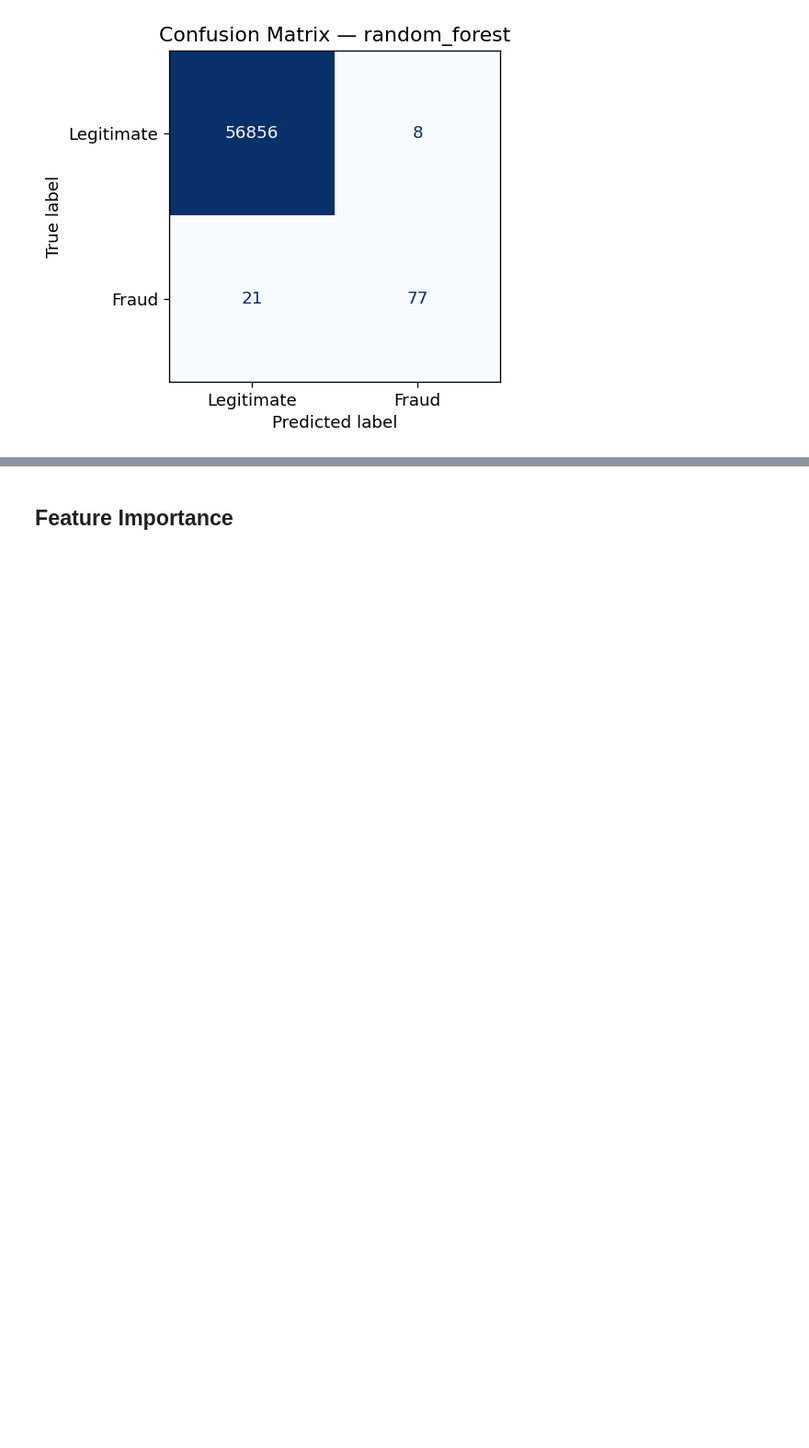
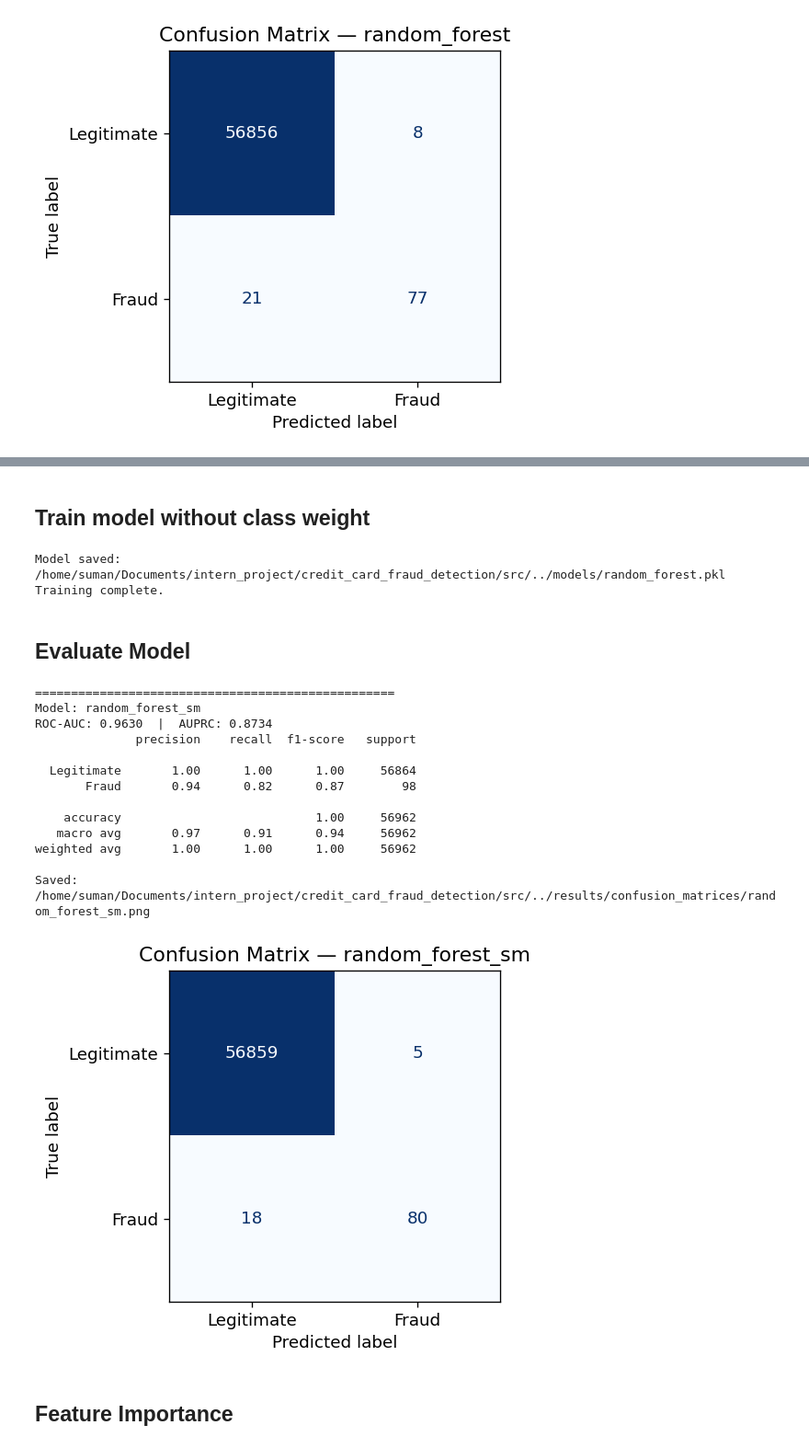
Before and after one commit to SumanAch10/credit_card_fraud_detection, a Jupyter notebook: notebooks/06_random_forest.ipynb, the cells around one changed output, grey strips where cells are left out. Shown at 92% size. Saved outputs shown, nothing was run; the diff lists cells and outputs as text; code cells hidden in the pictures; blank space fills up the shorter version.

```diff
--- a/notebooks/06_random_forest.ipynb
+++ b/notebooks/06_random_forest.ipynb
@@ -53,3 +95,31 @@ Saved: /home/suman/Documents/intern_project/credit_card_fraud_detection/src/../r
+# %% [markdown]
+## Train model without class weight
+# %%
+model = train_random_forest(X_train, y_train, n_estimators=100,class_weight=None)
+print('Training complete.')
+# %% [output]
+Model saved: /home/suman/Documents/intern_project/credit_card_fraud_detection/src/../models/random_forest.pkl
+Training complete.
+# %% [markdown]
+## Evaluate Model
+# %%
+result_wl = evaluate_model(model, X_test, y_test, 'random_forest_sm')
+plot_confusion_matrix(result_wl['confusion_matrix'], 'random_forest_sm')
+# %% [output]
+==================================================
+Model: random_forest_sm
+ROC-AUC: 0.9630  |  AUPRC: 0.8734
+              precision    recall  f1-score   support
+
+  Legitimate       1.00      1.00      1.00     56864
+       Fraud       0.94      0.82      0.87        98
+
+    accuracy                           1.00     56962
+   macro avg       0.97      0.91      0.94     56962
+weighted avg       1.00      1.00      1.00     56962
+
+Saved: /home/suman/Documents/intern_project/credit_card_fraud_detection/src/../results/confusion_matrices/random_forest_sm.png
+[figure, added]
 # %% [markdown]
 ## Feature Importance
 # %%
```
Also changed, not shown: parts of 8 cells of this notebook.
